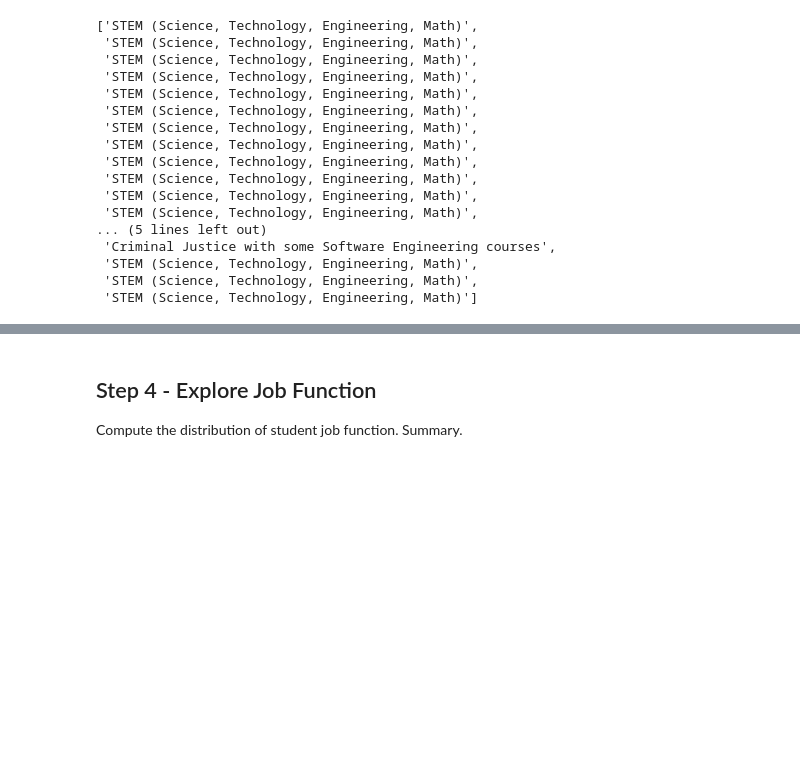
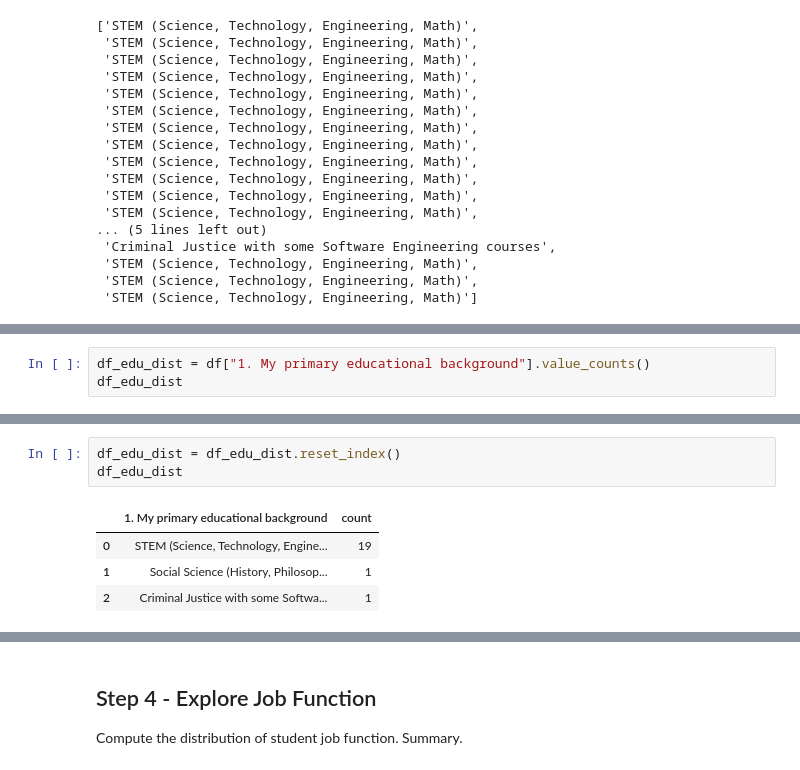
Before and after one commit to abhiram172/umbc_data690_fall2024_1, a Jupyter notebook: Assignment/Assignment_2.ipynb, the cells around one changed output, grey strips where cells are left out. Saved outputs shown, nothing was run; the diff lists cells and outputs as text; blank space fills up the shorter version.

```diff
--- a/Assignment/Assignment_2.ipynb
+++ b/Assignment/Assignment_2.ipynb
@@ -217,0 +212,3 @@ Criminal Justice with some Software Engineering courses: 1
+# %%
+df_edu_dist = df["1. My primary educational background"].value_counts()
+df_edu_dist
@@ -217,0 +222,8 @@ Criminal Justice with some Software Engineering courses: 1
+# %%
+df_edu_dist = df_edu_dist.reset_index()
+df_edu_dist
+# %% [output]
+|  | 1. My primary educational background | count |
+| 0 | STEM (Science, Technology, Engine... | 19 |
+| 1 | Social Science (History, Philosop... | 1 |
+| 2 | Criminal Justice with some Softwa... | 1 |
```
Also changed, not shown: parts of 25 cells of this notebook.
